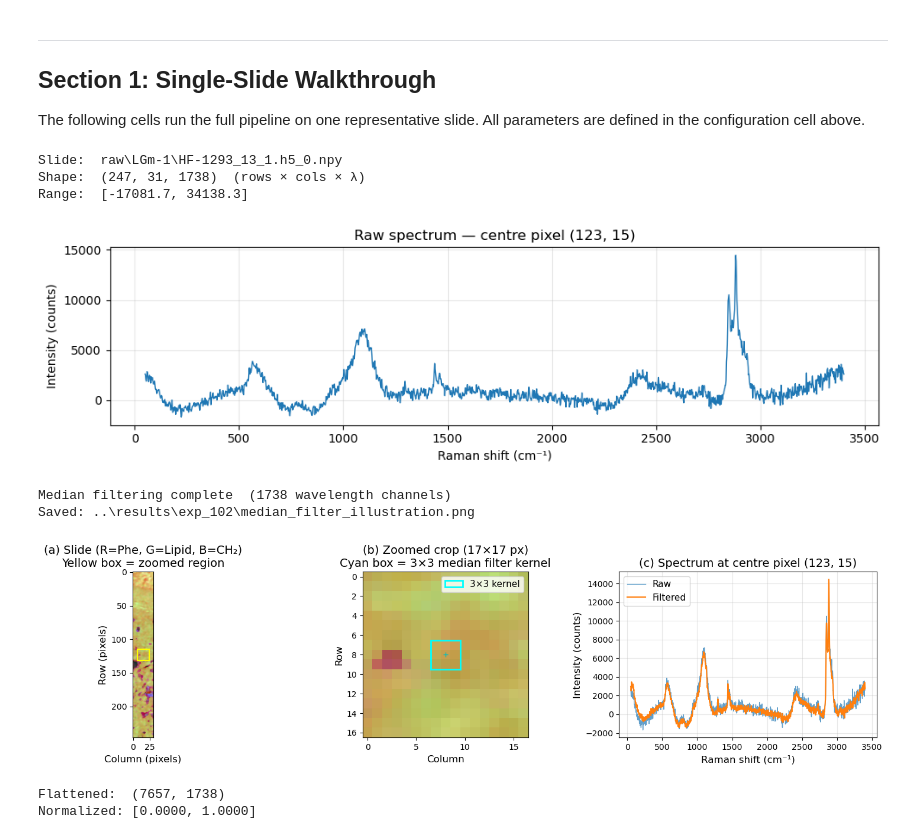
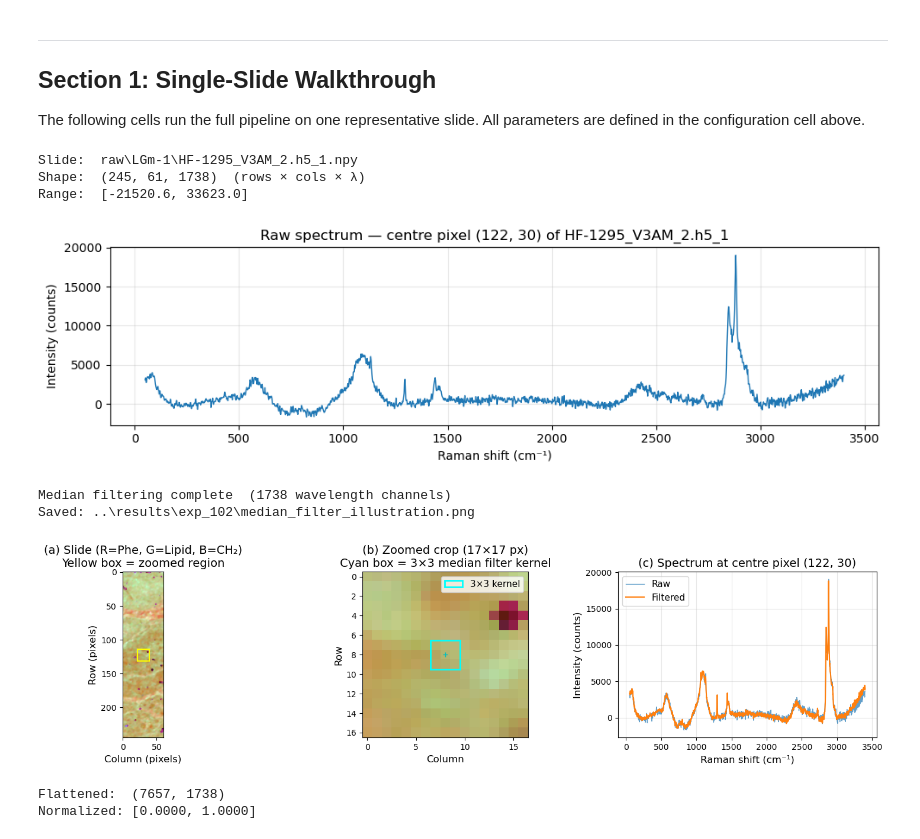
Before and after one commit to NIRDBS/glioma-synthetic-data, a Jupyter notebook: notebooks/01_NMF_GMM_Tissue_Classification.ipynb, the cells around one changed output. Drawn from its saved outputs; the diff is of its cells as text; code cells hidden in the pictures.

```diff
--- a/notebooks/01_NMF_GMM_Tissue_Classification.ipynb
+++ b/notebooks/01_NMF_GMM_Tissue_Classification.ipynb
@@ -59,29 +59,32 @@ Wavenumber range: [50.0, 3399.8] cm⁻¹  (1738 channels)
 The following cells run the full pipeline on one representative slide.
 All parameters are defined in the configuration cell above.
 # %%
-slide_path = sorted(RAW_DATA_DIR.rglob('*.npy'))[0]
+slide_path = sorted(RAW_DATA_DIR.rglob('*.npy'))[1]
 data_cube  = np.load(slide_path)
 X, Y, Lambda = data_cube.shape
 slide_id   = slide_path.stem
 
 print(f"Slide:  {slide_path.relative_to(RAW_DATA_DIR.parent)}")
 print(f"Shape:  {data_cube.shape}  (rows \u00d7 cols \u00d7 \u03bb)")
 print(f"Range:  [{data_cube.min():.1f}, {data_cube.max():.1f}]")
 
 cx, cy = X // 2, Y // 2
 fig, ax = plt.subplots(figsize=(10, 3))
 ax.plot(wavenumbers, data_cube[cx, cy, :], lw=1)
 ax.set_xlabel('Raman shift (cm\u207b\u00b9)')
 ax.set_ylabel('Intensity (counts)')
-ax.set_title(f'Raw spectrum \u2014 centre pixel ({cx}, {cy})')
+ax.set_title(f'Raw spectrum \u2014 centre pixel ({cx}, {cy}) of {slide_id}')
 ax.grid(True, alpha=0.3)
 plt.tight_layout()
+RESULTS_DIR.mkdir(parents=True, exist_ok=True)
+fig_path = RESULTS_DIR / f'raw_spectrum_{slide_id}.png'
+plt.savefig(fig_path, dpi=150, bbox_inches='tight')
 plt.show()
 # %% [output]
-Slide:  raw\LGm-1\HF-1293_13_1.h5_0.npy
-Shape:  (247, 31, 1738)  (rows × cols × λ)
-Range:  [-17081.7, 34138.3]
+Slide:  raw\LGm-1\HF-1295_V3AM_2.h5_1.npy
+Shape:  (245, 61, 1738)  (rows × cols × λ)
+Range:  [-21520.6, 33623.0]
-[figure, old version]
+[figure, new version]
 # %%
 # ── Apply 3x3 spatial median filter per wavelength ─────────────────────
 data_filtered = np.zeros_like(data_cube)
@@ -157,7 +160,7 @@ plt.show()
 # %% [output]
 Median filtering complete  (1738 wavelength channels)
 Saved: ..\results\exp_102\median_filter_illustration.png
-[figure, old version]
+[figure, new version]
 # %%
 data_flat = data_filtered.reshape(-1, Lambda)
 
```
Also changed, not shown: 43 other files.
